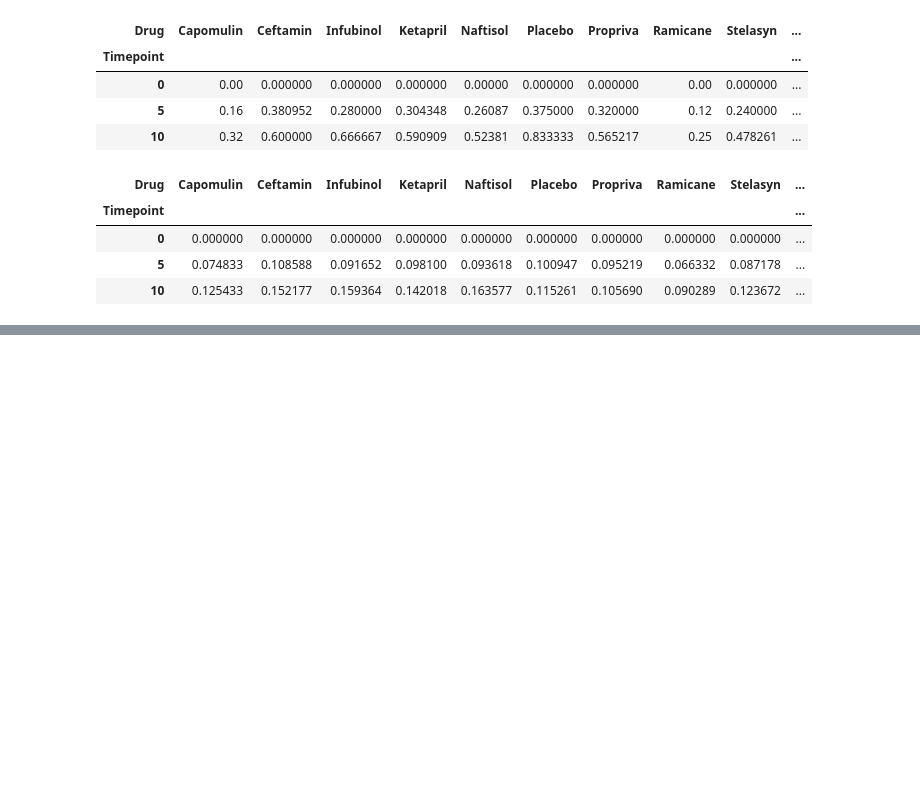
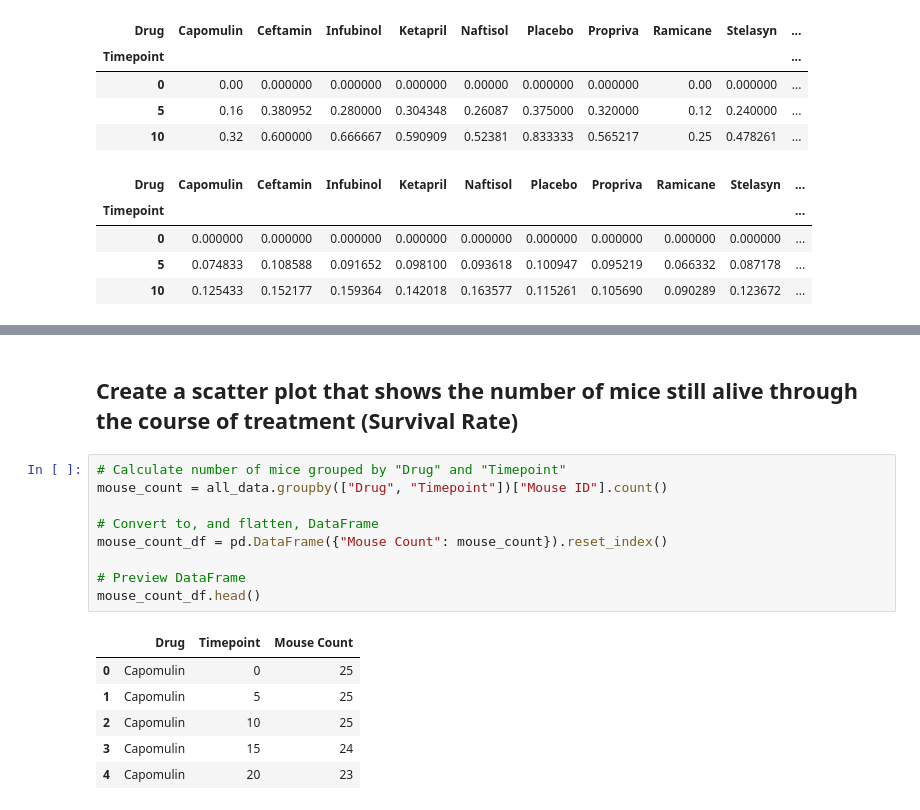
Before and after one commit to jasonzelaya/Pymaceuticals, a Jupyter notebook: pymaceuticals.ipynb, the cells around one changed output, grey strips where cells are left out. Cells and saved outputs as stored; diff of their text form; blank space fills up the shorter version.

```diff
--- a/pymaceuticals.ipynb
+++ b/pymaceuticals.ipynb
@@ -228,3 +228,21 @@ plt.savefig("images/metastatic_spread.jpg")
 plt.show()
 # %% [output]
 [figure]
+# %% [markdown]
+## Create a scatter plot that shows the number of mice still alive through the course of treatment (Survival Rate)
+# %%
+# Calculate number of mice grouped by "Drug" and "Timepoint"
+mouse_count = all_data.groupby(["Drug", "Timepoint"])["Mouse ID"].count()
+
+# Convert to, and flatten, DataFrame
+mouse_count_df = pd.DataFrame({"Mouse Count": mouse_count}).reset_index()
+
+# Preview DataFrame
+mouse_count_df.head()
+# %% [output]
+|  | Drug | Timepoint | Mouse Count |
+| 0 | Capomulin | 0 | 25 |
+| 1 | Capomulin | 5 | 25 |
+| 2 | Capomulin | 10 | 25 |
+| 3 | Capomulin | 15 | 24 |
+| 4 | Capomulin | 20 | 23 |
```
Also changed, not shown: parts of 8 cells of this notebook, 1 other file.
